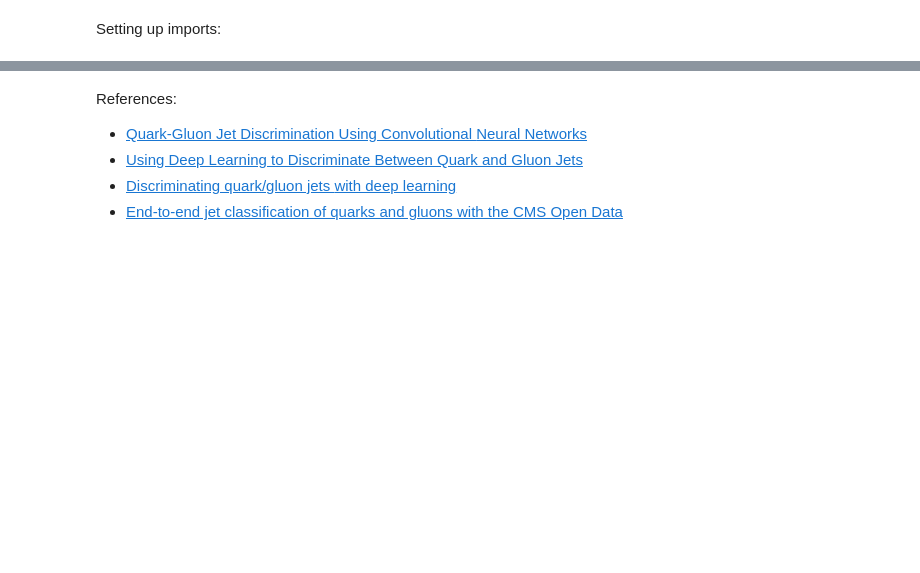
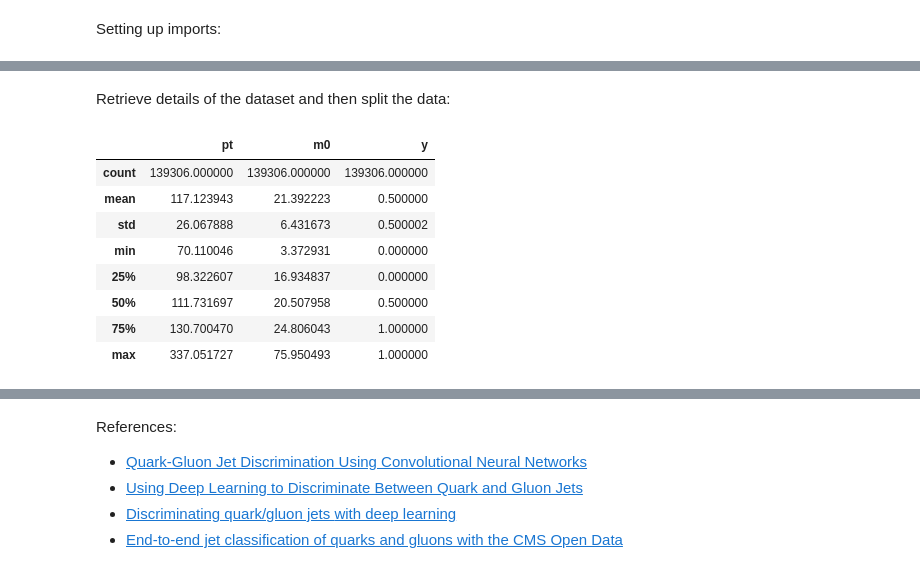
Before and after one commit to AritraStark/E2E_GSOC_2022, a Jupyter notebook: E2E_eval_task_II.ipynb, the cells around one changed output, grey strips where cells are left out. Cells and saved outputs as stored; diff of their text form; code cells hidden in the pictures; blank space fills up the shorter version.

```diff
--- a/E2E_eval_task_II.ipynb
+++ b/E2E_eval_task_II.ipynb
@@ -24,0 +63,7 @@ import matplotlib.pyplot as plt
+# %%
+from google.colab import drive
+drive.mount("/content/gdrive")
+files=os.listdir("/content/data")
+print(files)
+df=[pq.ParquetFile(f).read_row_group(index, columns=None).to_pandas() for f in files]
+data=pd.concat(df,ignore_index=True)
@@ -24,0 +74,14 @@ import matplotlib.pyplot as plt
+# %% [markdown]
+Retrieve details of the dataset and then split the data:
+# %%
+data.describe()
+# %% [output]
+|  | pt | m0 | y |
+| count | 139306.000000 | 139306.000000 | 139306.000000 |
+| mean | 117.123943 | 21.392223 | 0.500000 |
+| std | 26.067888 | 6.431673 | 0.500002 |
+| min | 70.110046 | 3.372931 | 0.000000 |
+| 25% | 98.322607 | 16.934837 | 0.000000 |
+| 50% | 111.731697 | 20.507958 | 0.500000 |
+| 75% | 130.700470 | 24.806043 | 1.000000 |
+| max | 337.051727 | 75.950493 | 1.000000 |
```
Also changed, not shown: parts of 23 cells of this notebook.
